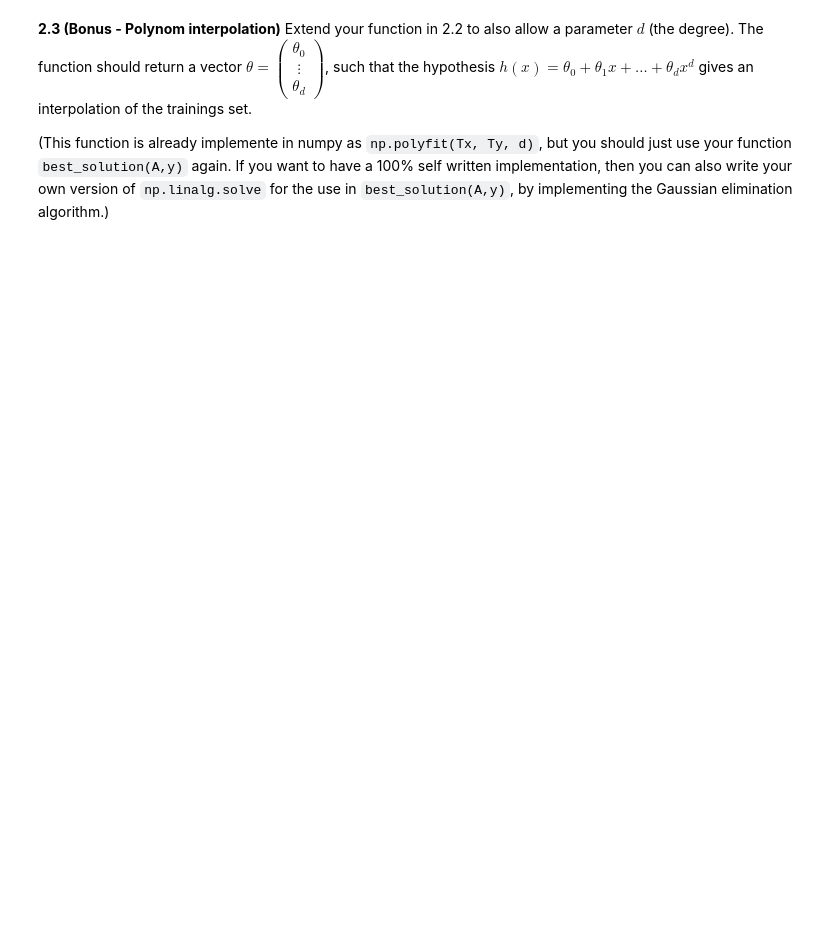
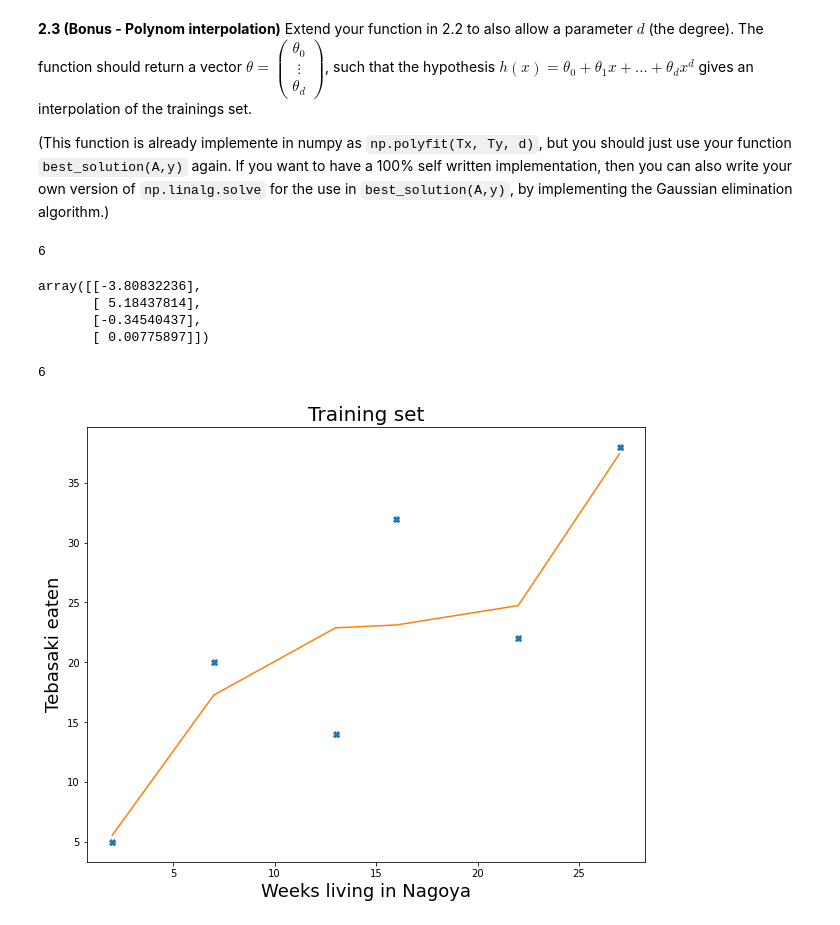
Before and after one commit to NUG30/homework-1-KaitoMiyazaki, a Jupyter notebook: Assignment1.ipynb, the cells around one changed output. Cells and saved outputs as stored; diff of their text form; code cells hidden in the pictures; blank space fills up the shorter version.

```diff
--- a/Assignment1.ipynb
+++ b/Assignment1.ipynb
@@ -238,8 +273,44 @@ plt.show()
 **2.3 (Bonus - Polynom interpolation)** Extend your function in 2.2 to also allow a parameter $d$ (the degree). The function should return a vector $\theta=\begin{pmatrix} \theta_0 \\ \vdots \\ \theta_d \end{pmatrix}$, such that the hypothesis $h(x) = \theta_0 + \theta_1 x + \dots + \theta_d x^d$ gives an interpolation of the trainings set.
 
 (This function is already implemente in numpy as `np.polyfit(Tx, Ty, d)`, but you should just use your function `best_solution(A,y)` again. If you want to have a 100% self written implementation, then you can also write your own version of `np.linalg.solve` for the use in `best_solution(A,y)`, by implementing the Gaussian elimination algorithm.)
-# %%
-def best_fit2(Tx, Ty,d):
-  # fill in here
-  # remove the line below after you are done
-  raise NotImplemented
+# %%
+def best_fit2(Tx, Ty, d):
+  A = produce_A(Tx, d)
+  y = transpose(Ty)
+  return best_solution(A, y)
+# %%
+Tx = np.array([2, 7, 13, 16, 22, 27])
+Ty = np.array([5, 20, 14, 32, 22, 38])
+
+def produce_A(Tx, d):
+  M = np.empty((len(Tx), d+1))
+  for i in range(len(Tx)):
+    for D in range(d+1):
+      if D == 0:
+        M[i][D] = 1
+      else :
+        M[i][D] = Tx[i]**D
+  return M
+
+best_fit2(Tx, Ty, 3)
+# %% [output]
+6
+array([[-3.80832236],
+       [ 5.18437814],
+       [-0.34540437],
+       [ 0.00775897]])
+# %%
+# Draw the Training set
+plt.figure(figsize=(10,8))
+plt.plot(Tx,Ty,'X')
+plt.title("Training set", fontsize =20)
+plt.xlabel("Weeks living in Nagoya", fontsize=18)
+plt.ylabel("Tebasaki eaten", fontsize=18)
+
+# Best fit (by using your own function best_fit)
+theta = best_fit2(Tx, Ty, 4)
+plt.plot(Tx, theta[0]+ theta[1]*Tx + theta[2]*Tx**2+theta[3]*Tx**3+theta[4]*Tx**4)
+plt.show()
+# %% [output]
+6
+[figure, added]
```
Also changed, not shown: parts of 9 cells of this notebook.
